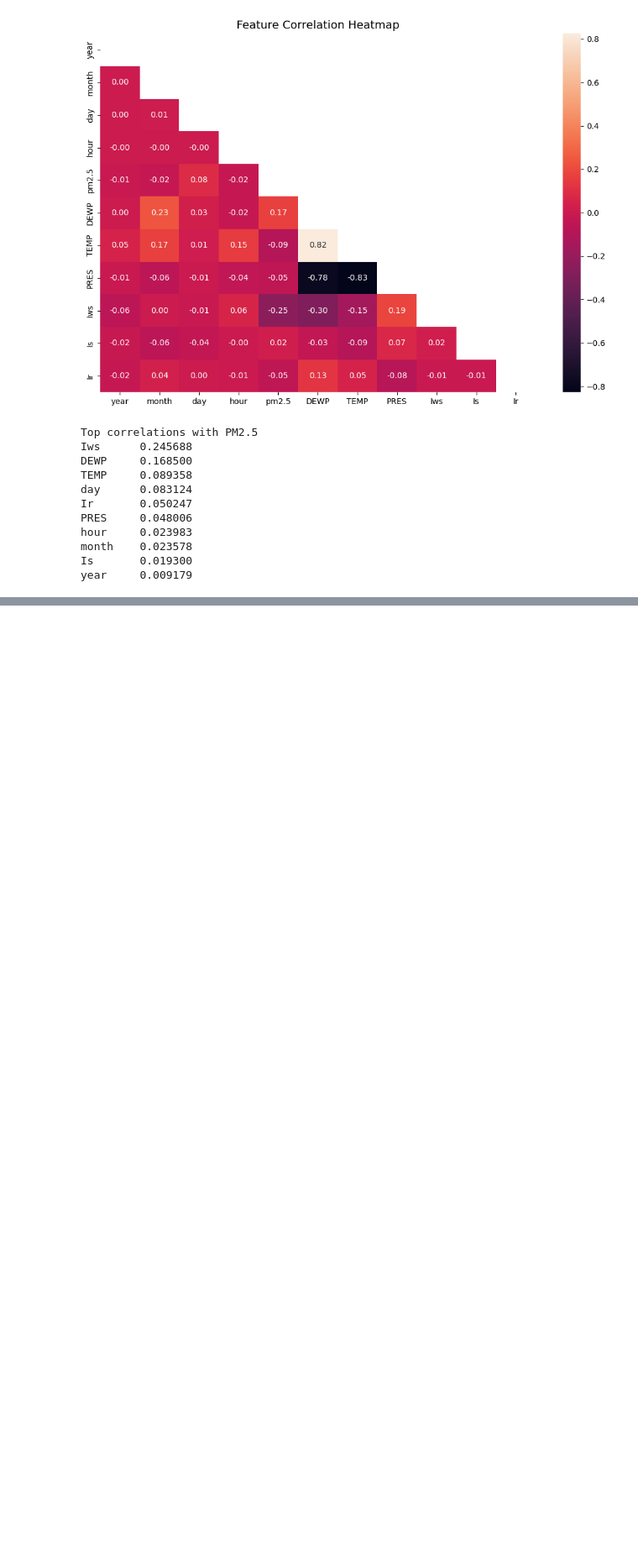
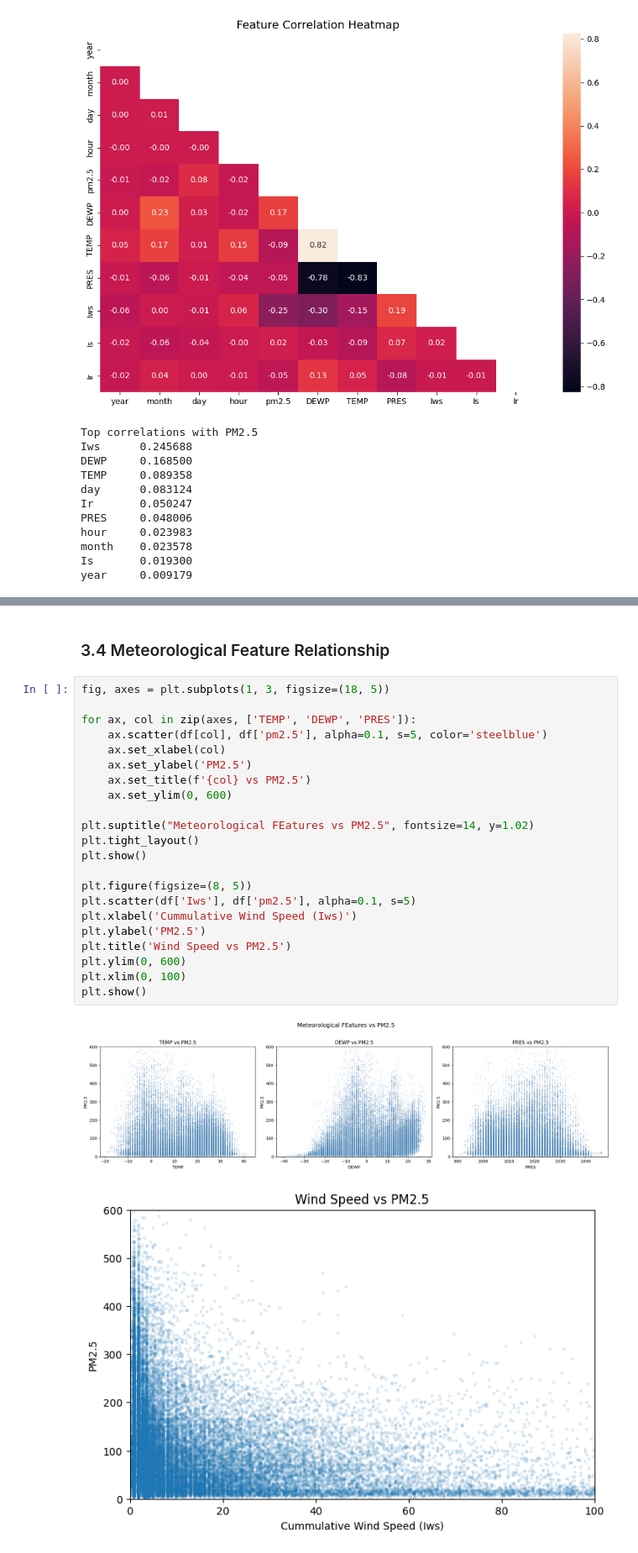
Before and after one commit to PranavPhatak/Air-Quality-Prediction-using-ANN, a Jupyter notebook: main1.ipynb, the cells around one changed output, grey strips where cells are left out. Shown at 84% size. Saved outputs shown, nothing was run; the diff lists cells and outputs as text; blank space fills up the shorter version.

```diff
--- a/main1.ipynb
+++ b/main1.ipynb
@@ -127,0 +162,27 @@ year     0.009179
+# %% [markdown]
+### 3.4 Meteorological Feature Relationship
+# %%
+fig, axes = plt.subplots(1, 3, figsize=(18, 5))
+
+for ax, col in zip(axes, ['TEMP', 'DEWP', 'PRES']):
+    ax.scatter(df[col], df['pm2.5'], alpha=0.1, s=5, color='steelblue')
+    ax.set_xlabel(col)
+    ax.set_ylabel('PM2.5')
+    ax.set_title(f'{col} vs PM2.5')
+    ax.set_ylim(0, 600)
+
+plt.suptitle("Meteorological FEatures vs PM2.5", fontsize=14, y=1.02)
+plt.tight_layout()
+plt.show()
+
+plt.figure(figsize=(8, 5))
+plt.scatter(df['Iws'], df['pm2.5'], alpha=0.1, s=5)
+plt.xlabel('Cummulative Wind Speed (Iws)')
+plt.ylabel('PM2.5')
+plt.title('Wind Speed vs PM2.5')
+plt.ylim(0, 600)
+plt.xlim(0, 100)
+plt.show()
+# %% [output]
+[figure, added]
+[figure, added]
```
Also changed, not shown: parts of 7 cells of this notebook.
